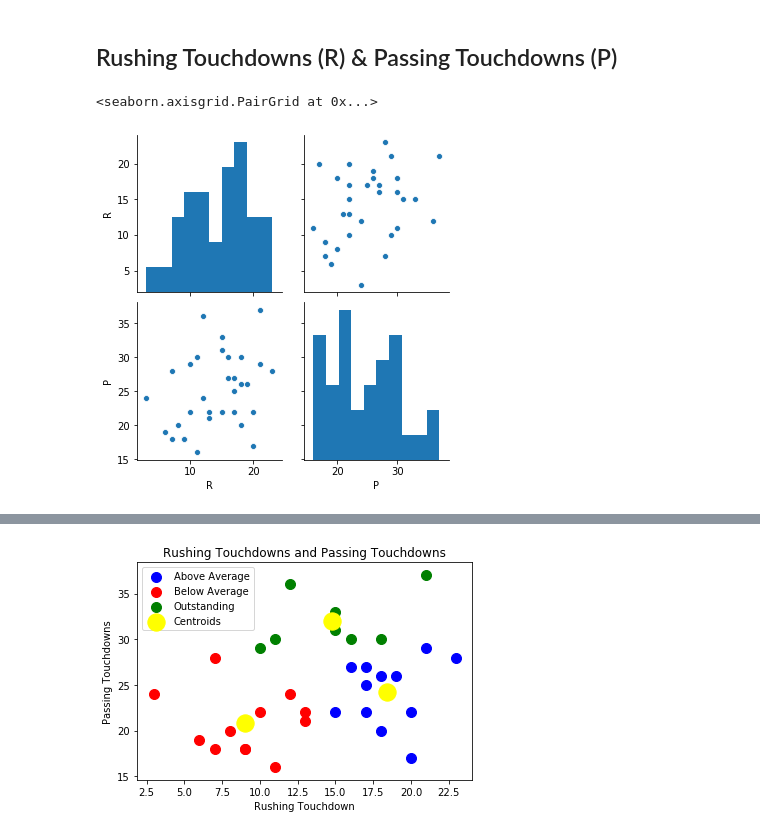
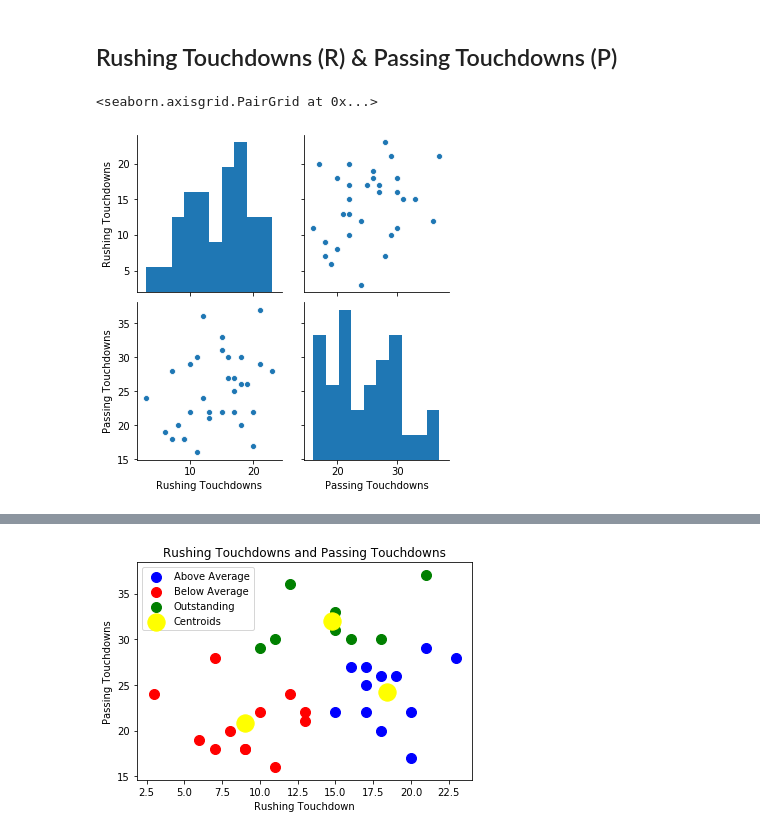
Before and after one commit to dieterdewit/MINERIA-DE-DATOS-Proyecto-Analisis-Exploratorio, a Jupyter notebook: mineria nfl/Proyecto.ipynb, the cells around one changed output, grey strips where cells are left out. Cells and saved outputs as stored; diff of their text form; code cells hidden in the pictures.

```diff
--- a/mineria nfl/Proyecto.ipynb
+++ b/mineria nfl/Proyecto.ipynb
@@ -102,12 +102,12 @@ a = dataset_scoring_2019.iloc[:, [0,2,3]].values
 # %%
 sb.pairplot(
     dataset_scoring_2019,
-    x_vars=["R","P"],
-    y_vars=["R","P"]
+    x_vars=["Rushing Touchdowns","Passing Touchdowns"],
+    y_vars=["Rushing Touchdowns","Passing Touchdowns"]
            )
 # %% [output]
 <seaborn.axisgrid.PairGrid at 0x...>
-[figure, old version]
+[figure, new version]
 # %%
 
 Rushing_Touchdown = dataset_scoring_2019.iloc[:, 2].values
```
Also changed, not shown: parts of 4 cells of this notebook.
